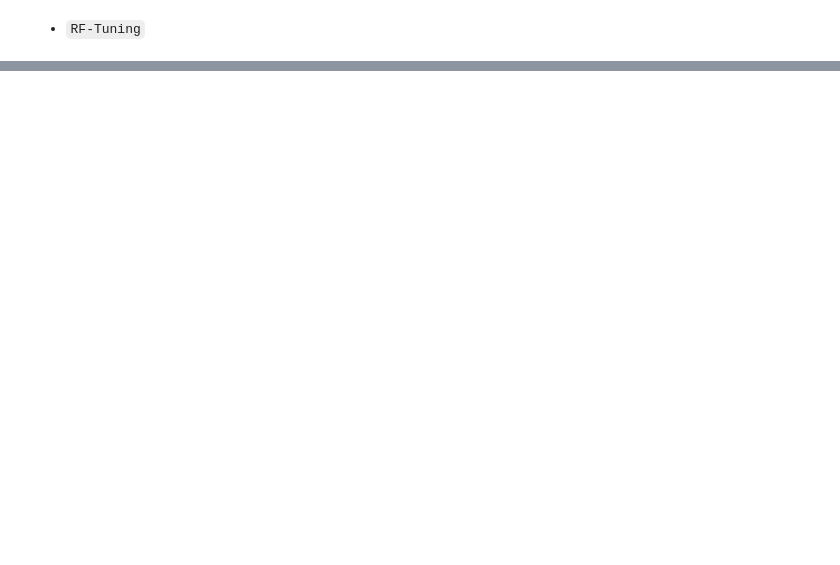
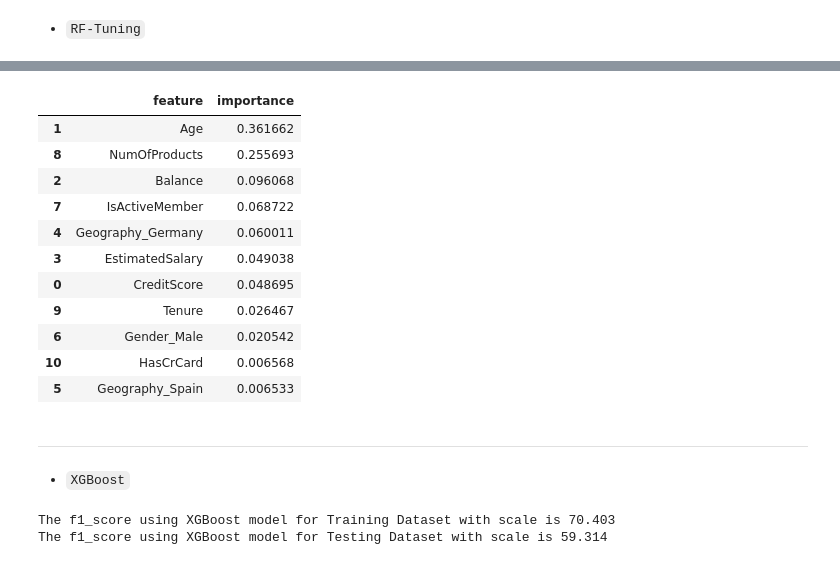
Before and after one commit to mahmoud0nasser/End-to-End-Churn-Classification-Project, a Jupyter notebook: notebooks/notebook.ipynb, the cells around one changed output, grey strips where cells are left out. Saved outputs shown, nothing was run; the diff lists cells and outputs as text; code cells hidden in the pictures; blank space fills up the shorter version.

```diff
--- a/notebooks/notebook.ipynb
+++ b/notebooks/notebook.ipynb
@@ -595,2 +596,19 @@ The f1_score using RF model for Testing Dataset with SMOTE is 59.309
 # %% [markdown]
 * `RF-Tuning`
+# %%
+forest_base_clf = RandomForestClassifier(
+    n_estimators=150,
+    max_depth=5,
+    random_state=42,
+    class_weight=dict_weights
+    )
+
+params_best_grid = {
+    "n_estimators": np.arange(50, 400, 50),
+    "max_depth": np.arange(6, 10, 2)
+}
+
+# Your space to search
+grid_search_forest = GridSearchCV(estimator=forest_base_clf, param_grid=params_best_grid, cv=5,
+                                  n_jobs=-1, scoring="f1", verbose=4)
+grid_search_forest.fit(X_train_final, y_train)
@@ -596,0 +632,14 @@ The f1_score using RF model for Testing Dataset with SMOTE is 59.309
+# %%
+# The forest after tuning
+forest_tuned = grid_search_forest.best_estimator_
+
+# Predict and evaluate
+y_pred_train_forest_tuned = forest_tuned.predict(X_train_final)
+y_pred_test_forest_tuned = forest_tuned.predict(X_test_final)
+
+# Using f1_score
+score_train_forest_tuned = f1_score(y_train, y_pred_train_forest_tuned)
+score_test_forest_tuned = f1_score(y_test, y_pred_test_forest_tuned)
+
+print(f'The f1_score using tuned RF model for Training Dataset with class_weigths is {score_train_forest_tuned*100:.3f}')
+print(f'The f1_score using tuned RF model for Testing Dataset with class_weigths is {score_test_forest_tuned*100:.3f}')
@@ -596,0 +659,4 @@ The f1_score using RF model for Testing Dataset with SMOTE is 59.309
+# %%
+# Get the features out from the preprocessor
+features_after = [name.split('__')[1] for name in preprocessor.get_feature_names_out()]
+features_after
@@ -596,0 +675,41 @@ The f1_score using RF model for Testing Dataset with SMOTE is 59.309
+# %%
+# Feature Importance from RF
+forest_tuned_importance = pd.DataFrame({'feature': features_after,
+                              'importance': forest_tuned.feature_importances_}).sort_values('importance', ascending=False)
+forest_tuned_importance
+# %% [output]
+|  | feature | importance |
+| 1 | Age | 0.361662 |
+| 8 | NumOfProducts | 0.255693 |
+| 2 | Balance | 0.096068 |
+| 7 | IsActiveMember | 0.068722 |
+| 4 | Geography_Germany | 0.060011 |
+| 3 | EstimatedSalary | 0.049038 |
+| 0 | CreditScore | 0.048695 |
+| 9 | Tenure | 0.026467 |
+| 6 | Gender_Male | 0.020542 |
+| 10 | HasCrCard | 0.006568 |
+| 5 | Geography_Spain | 0.006533 |
+# %% [markdown]
+----
+# %% [markdown]
+* `XGBoost`
+# %%
+xgb_base_model = xgb.XGBClassifier(objective='binary:logistic', max_depth=5,
+                                 learning_rate=0.1, n_estimators=150, random_state=42)
+
+xgb_base_model.fit(X_train_final, y_train)
+
+# Predict and evaluate
+y_pred_train_xgb = xgb_base_model.predict(X_train_final)
+y_pred_test_xgb = xgb_base_model.predict(X_test_final)
+
+# Using f1_score
+score_train_xgb = f1_score(y_train, y_pred_train_xgb)
+score_test_xgb = f1_score(y_test, y_pred_test_xgb)
+
+print(f'The f1_score using XGBoost model for Training Dataset with scale is {score_train_xgb*100:.3f}')
+print(f'The f1_score using XGBoost model for Testing Dataset with scale is {score_test_xgb*100:.3f}')
+# %% [output]
+The f1_score using XGBoost model for Training Dataset with scale is 70.403
+The f1_score using XGBoost model for Testing Dataset with scale is 59.314
```
Also changed, not shown: parts of 20 cells of this notebook, 5 other files.
